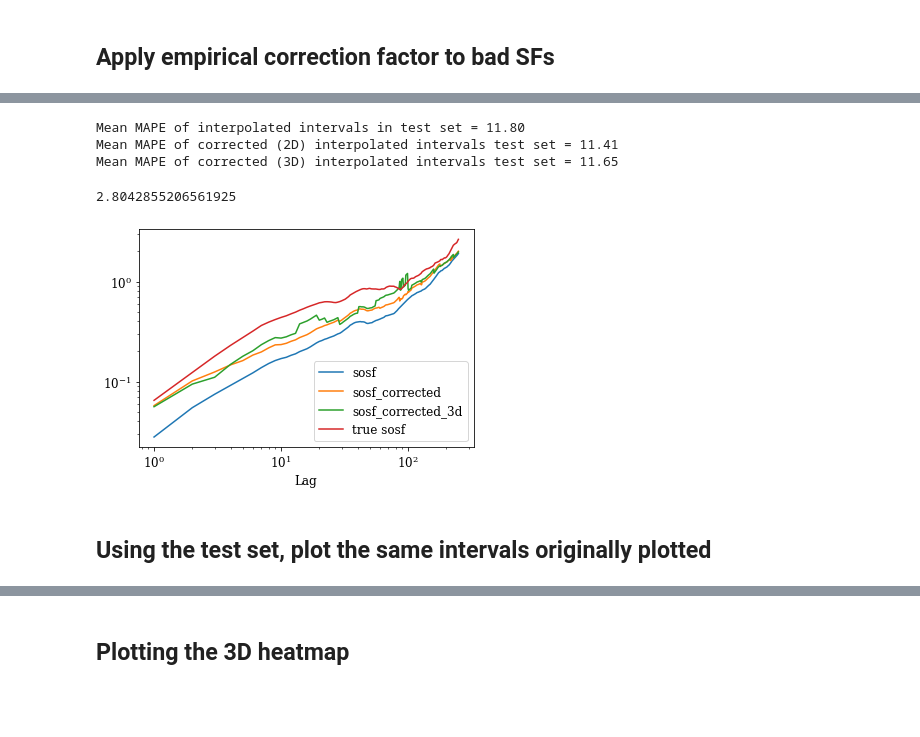
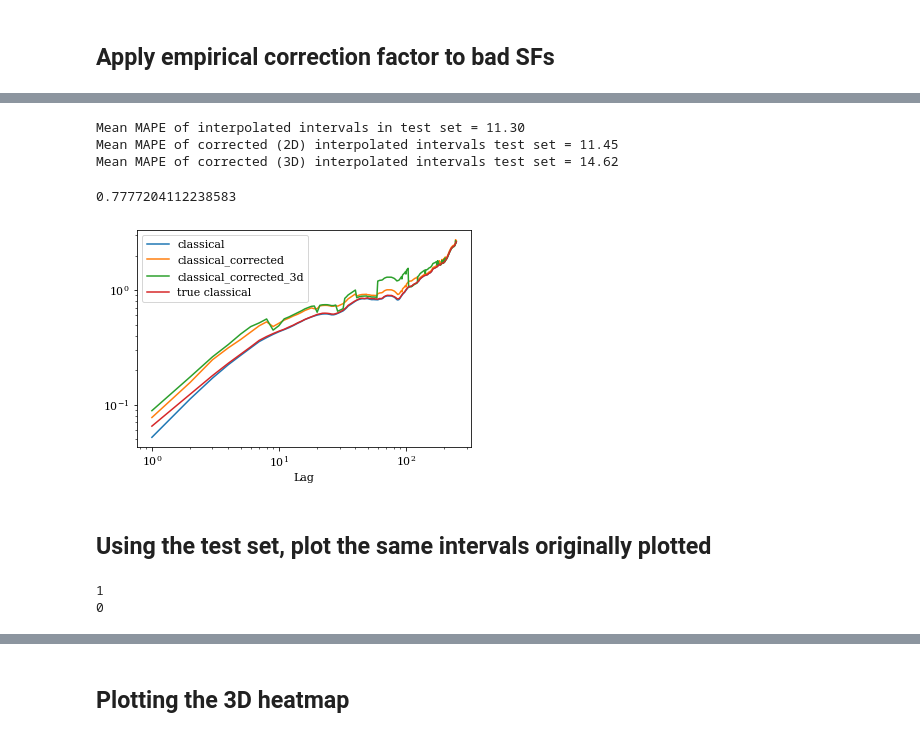
Before and after one commit to daniel-wrench/time_series_analysis, a Jupyter notebook: sf_funcs_demo.ipynb, the cells around one changed output, grey strips where cells are left out. Cells and saved outputs as stored; diff of their text form; code cells hidden in the pictures; blank space fills up the shorter version.

```diff
--- a/sf_funcs_demo.ipynb
+++ b/sf_funcs_demo.ipynb
@@ -519,8 +399,8 @@ Here we work with the interpolated output errors, as they are more consistent th
 missing_measure = "missing_prop"
 n_bins = 15
 # %%
-heatmap_bin_vals_log, heatmap_bin_edges_log, lookup_table_log = (
-    sf.create_heatmap_lookup(interp_outputs_train_df, missing_measure, n_bins, log=True)
+heatmap_bin_vals, heatmap_bin_edges, lookup_table = sf.create_heatmap_lookup(
+    interp_outputs_train_df, missing_measure, n_bins, log=True
 )
 
 # If wanting linear bins, can then simply use the following:
@@ -580,4 +462,4 @@ heatmap_bin_vals_3d, heatmap_bin_edges_3d, lookup_table_3d = (
 # %%
-test_set_corrected = sf.compute_scaling(
-    interp_outputs_test_df, missing_measure, lookup_table_log
+interp_outputs_test_df = sf.compute_scaling(
+    interp_outputs_test_df, missing_measure, lookup_table
 )
@@ -602,4 +466,4 @@ No nearest bin found for lag (17, 2, 4.0)! Scaling set to 1
 # %%
-test_set_corrected_3d = sf.compute_scaling_3d(
+interp_outputs_test_df = sf.compute_scaling_3d(
     interp_outputs_test_df, missing_measure, lookup_table_3d
 )
@@ -624,24 +470,29 @@ No nearest bin found for lag (17, 2, 85.0)! Scaling set to 1
 # %%
 print(
     "Mean MAPE of interpolated intervals in test set = {:.2f}".format(
-        interp_outputs_test_df["sosf_error_percent"].abs().mean()
+        interp_outputs_test_df["classical_error_percent"].abs().mean()
     )
 )
 
 # Calculate corrected test set error
 error_percents_2d = []
 error_percents_3d = []
-times_to_gap = 3
+times_to_gap = 2
 
 for i, df in enumerate(good_outputs_test):
     for j in range(times_to_gap):
         # Calculate difference
-        error_2d = test_set_corrected.loc[(i, j), "sosf_corrected"] - df["sosf"]
-        error_percent_2d = error_2d / df["sosf"] * 100
+        error_2d = (
+            interp_outputs_test_df.loc[(i, j), "classical_corrected"] - df["classical"]
+        )
+        error_percent_2d = error_2d / df["classical"] * 100
         error_percents_2d.append(error_percent_2d)
 
-        error_3d = test_set_corrected_3d.loc[(i, j), "sosf_corrected_3d"] - df["sosf"]
-        error_percent_3d = error_3d / df["sosf"] * 100
+        error_3d = (
+            interp_outputs_test_df.loc[(i, j), "classical_corrected_3d"]
+            - df["classical"]
+        )
+        error_percent_3d = error_3d / df["classical"] * 100
         error_percents_3d.append(error_percent_3d)
 
 print(
@@ -655,22 +506,38 @@ print(
     )
 )
 # %% [output]
-Mean MAPE of interpolated intervals in test set = 11.80
-Mean MAPE of corrected (2D) interpolated intervals test set = 11.41
-Mean MAPE of corrected (3D) interpolated intervals test set = 11.65
+Mean MAPE of interpolated intervals in test set = 11.30
+Mean MAPE of corrected (2D) interpolated intervals test set = 11.45
+Mean MAPE of corrected (3D) interpolated intervals test set = 14.62
 # %%
-interp_outputs_test_df.loc[0, 1]["sosf_error_percent"].abs().mean()
+interp_outputs_test_df.loc[0, 1]["classical_error_percent"].abs().mean()
 # %% [output]
-2.8042855206561925
+0.7777204112238583
 # %%
-test_set_corrected.loc[0, 1][["sosf", "sosf_corrected", "sosf_corrected_3d"]].plot()
-good_outputs_test[0]["sosf"].plot(label="true sosf")
+interp_outputs_test_df.loc[0, 1][
+    ["classical", "classical_corrected", "classical_corrected_3d"]
+].plot()
+good_outputs_test[0]["classical"].plot(label="true classical")
 plt.semilogx()
 plt.semilogy()
 plt.legend()
 plt.show()
 # %% [output]
-[figure, old version]
+[figure, new version]
 # %% [markdown]
 ## Using the test set, plot the same intervals originally plotted
+# %%
+versions_ordered_sparsity = (
+    interp_outputs_test_df.loc[input_ind, : n_versions_to_plot - 1, :]
+    .sort_values("missing_prop_overall")
+    .index.get_level_values(1)
+    .unique()
+    .values
+)
+# Extract the unique second-level indexes
+for i in versions_ordered_sparsity:
+    print(i)
+# %% [output]
+1
+0
 # %%
```
Also changed, not shown: parts of 31 cells of this notebook, 3 other files.
